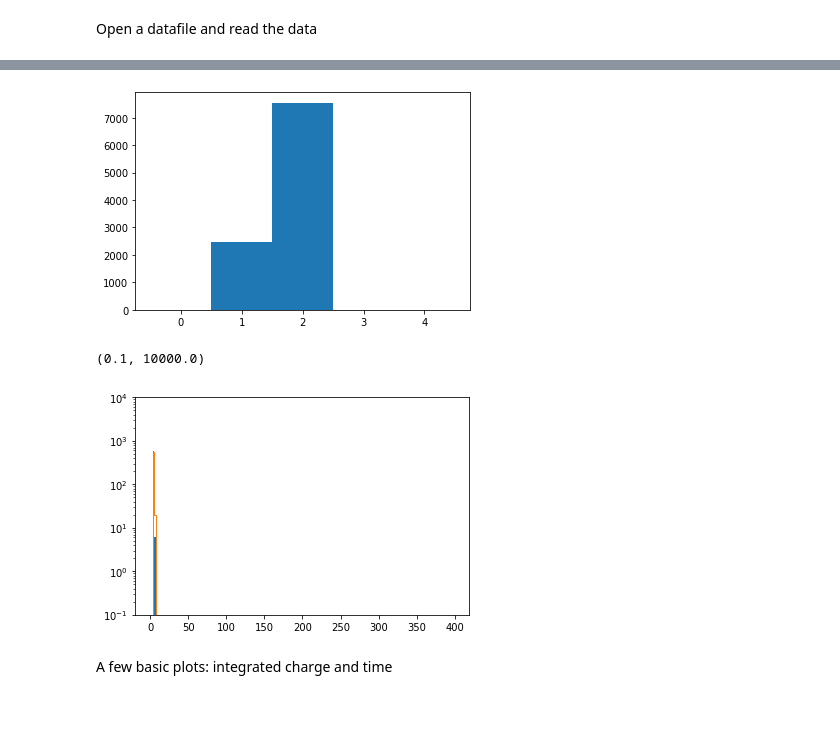
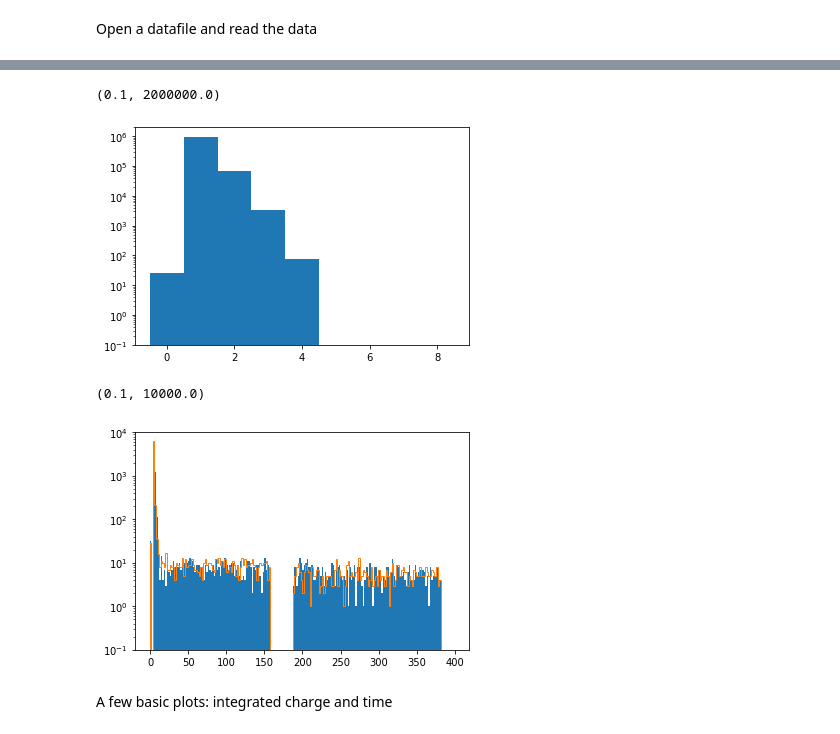
Before and after one commit to acolijn/DT5550_DAQ, a Jupyter notebook: analysis/decode_example.ipynb, the cells around one changed output, grey strips where cells are left out. Saved outputs shown, nothing was run; the diff lists cells and outputs as text; code cells hidden in the pictures.

```diff
--- a/analysis/decode_example.ipynb
+++ b/analysis/decode_example.ipynb
@@ -13,8 +13,9 @@ from DT5550 import DT5550
 # %% [markdown]
 Filename to process
 # %%
-filename = '../daq/ReadoutClient/test.raw'
-#filename = '../daq/ReadoutClient/real_data_10k.raw'
+#filename = '../daq/ReadoutClient/test.raw'
+#filename = '../daq/ReadoutClient/na22_tmode0_1M.raw'
+filename = '../daq/ReadoutClient/na22_tmode1_670k.raw'
 # %% [markdown]
 Open a datafile and read the data
 # %%
@@ -31,6 +32,8 @@ Q1 = []
 t0 = []
 t1 = []
 nvalid = []
+
+nhit = np.zeros(8)
 while(io.read_event() == 0):
     if io.n_event%10000 == 0:
         print('Processed ',io.n_event,' events')
@@ -43,13 +46,14 @@ while(io.read_event() == 0):
 
         if io.valid[i]:
             n = n+1
+            nhit[i] = nhit[i]+1
     nvalid.append(n)
 
-    if io.valid[0] and io.valid[1] and n == 2 and abs(io.Q[0]-4900)<300:
-        Q0.append(io.Q[0])
-        Q1.append(io.Q[1])
-        t0.append(io.t[0])
-        t1.append(io.t[1])
+    if n == 3:
+        if abs(io.Q[0]-3130)<170:
+            for i in range(8):
+                if i!=0:
+                    t0.append(io.t[i])
 
 print('Processing done')
 # %% [output]
@@ -75,7 +86,10 @@ Text(0, 0.5, '$t_1$')
 # %%
-h = plt.hist(nvalid, bins=5, range=(-0.5,4.5))
+h = plt.hist(nvalid, bins=9, range=(-0.5,8.5))
+plt.yscale('log')
+plt.ylim((0.1,2e6))
 # %% [output]
+(0.1, 2000000.0)
-[figure, old version]
+[figure, new version]
 # %%
 h = plt.hist(t0,bins=200,range=(-0.5,399.5),histtype='bar')
 h = plt.hist(t1,bins=200,range=(-0.5,399.5),histtype='step')
@@ -83,6 +97,6 @@ plt.yscale('log')
 plt.ylim([0.1,1e4])
 # %% [output]
 (0.1, 10000.0)
-[figure, old version]
+[figure, new version]
 # %% [markdown]
 A few basic plots: integrated charge and time
```
Also changed, not shown: parts of 12 cells of this notebook, 6 other files.
